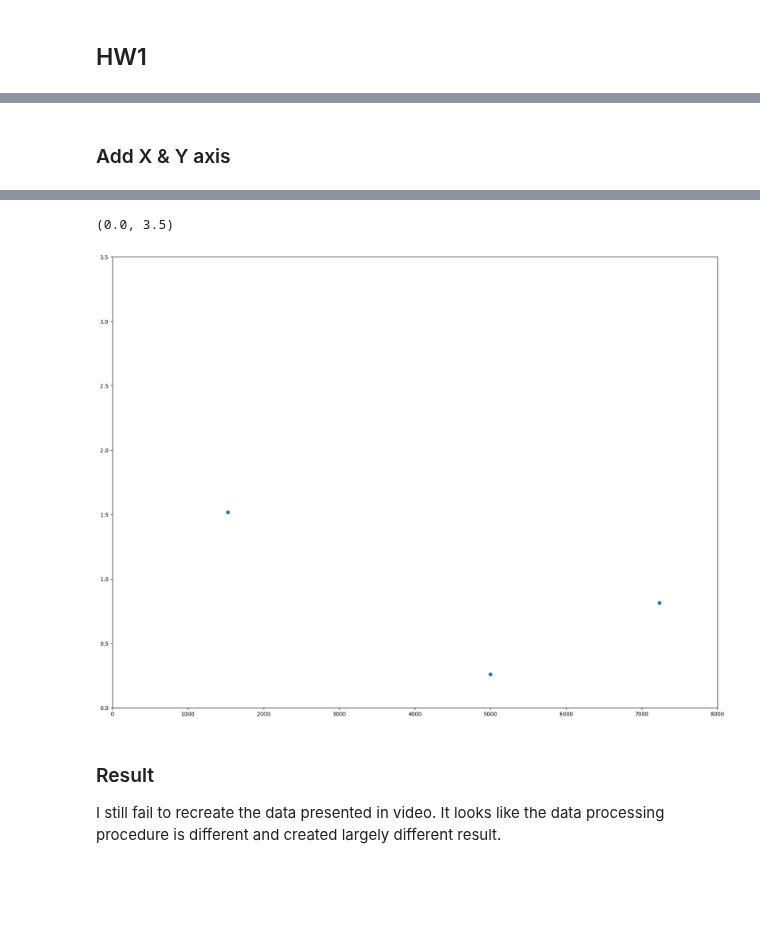
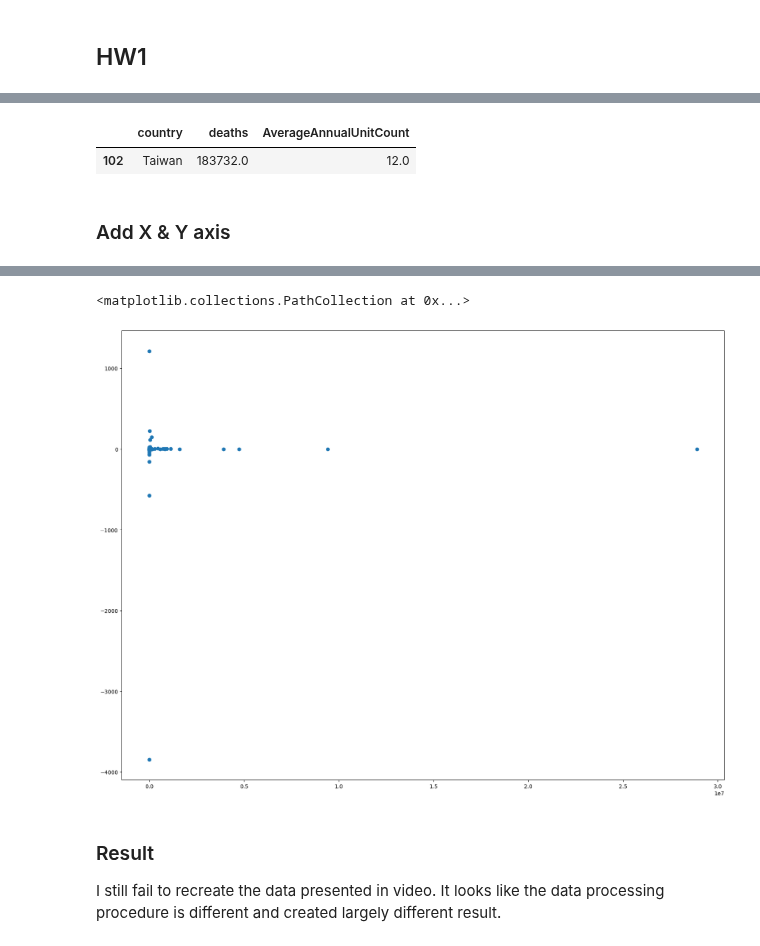
Before and after one commit to belongtothenight/BD_ML_Code, a Jupyter notebook: src/BD_w14_hw.ipynb, the cells around one changed output, grey strips where cells are left out. Saved outputs shown, nothing was run; the diff lists cells and outputs as text; code cells hidden in the pictures; blank space fills up the shorter version.

```diff
--- a/src/BD_w14_hw.ipynb
+++ b/src/BD_w14_hw.ipynb
@@ -148,3 +177,8 @@ newDF.head()
+# %%
+DF_2021[DF_2021.country == 'Taiwan']
+# %% [output]
+|  | country | deaths | AverageAnnualUnitCount |
+| 102 | Taiwan | 183732.0 | 12.0 |
 # %% [markdown]
 ### Add X & Y axis
 # %%
@@ -166,11 +200,9 @@ newDF.head()
 # %%
 plt.figure(figsize=(20, 15))
 plt.scatter(newDF['X'], newDF['Y'])
-plt.xlim(0, 8000)
-plt.ylim(0, 3.5)
 # %% [output]
-(0.0, 3.5)
+<matplotlib.collections.PathCollection at 0x...>
-[figure, old version]
+[figure, new version]
 # %% [markdown]
 ### Result
 
```
Also changed, not shown: parts of 6 cells of this notebook, 2 other files.
